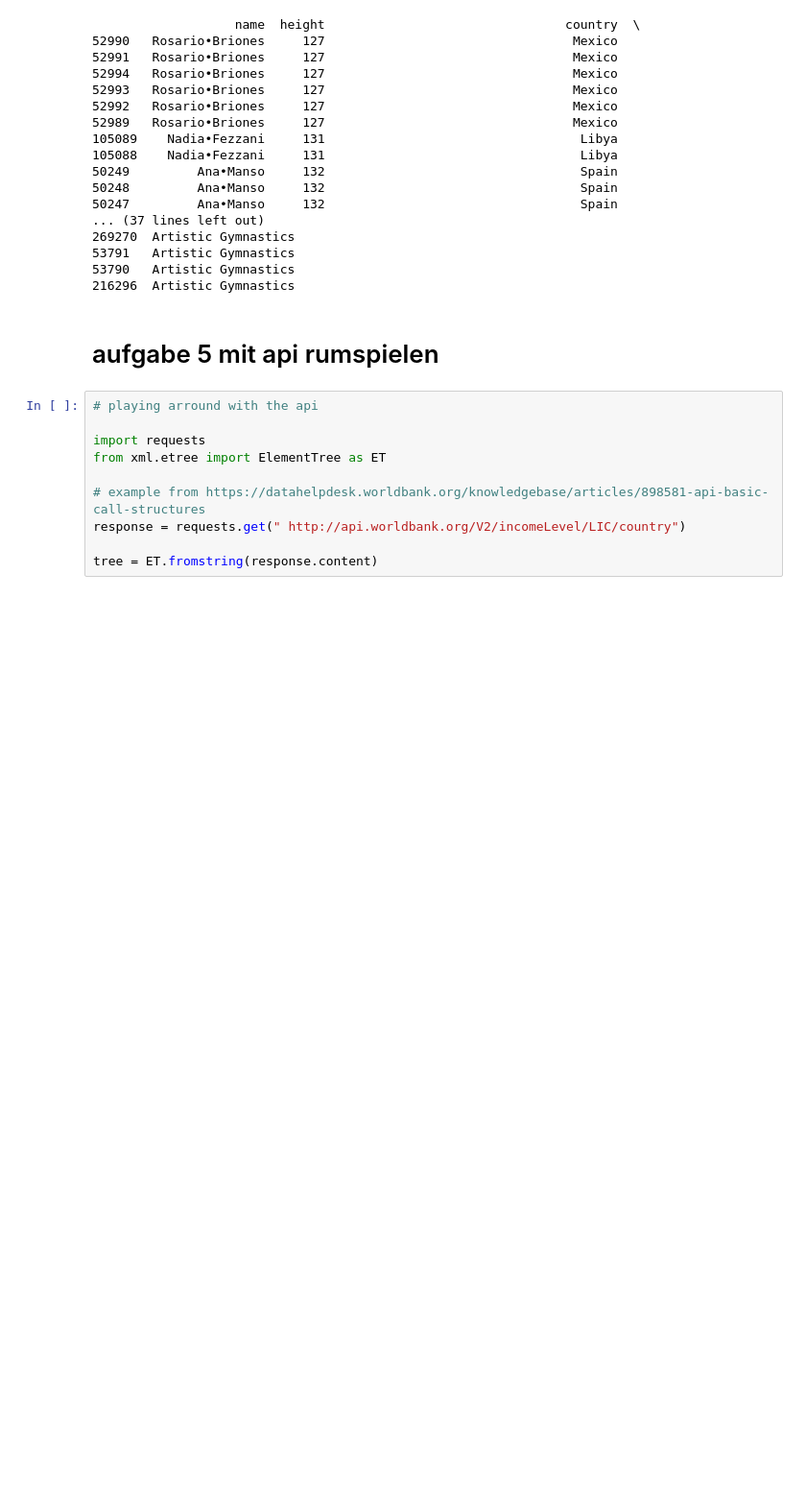
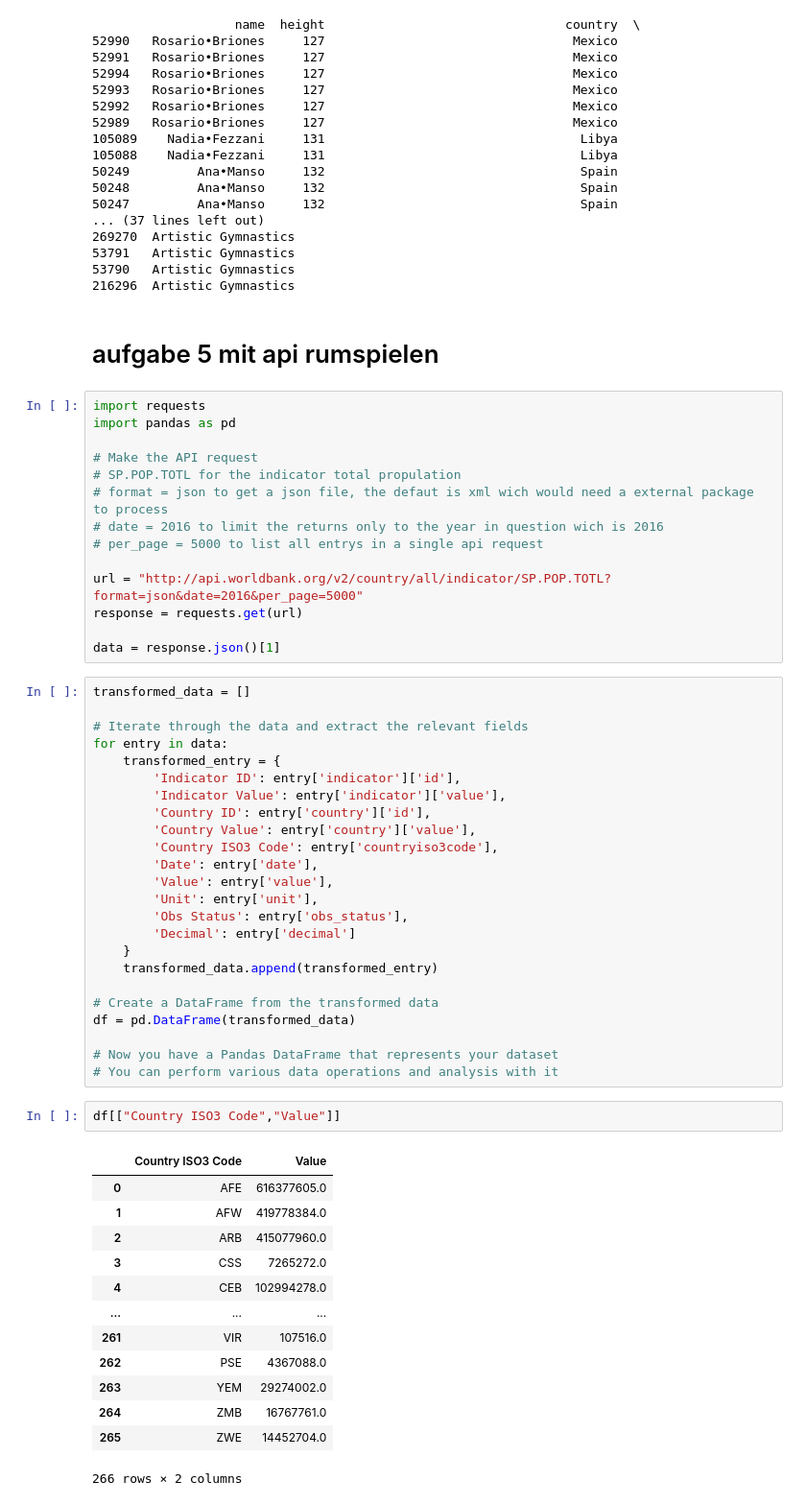
Before and after one commit to MartinDieCooleSocke420/1sem_tools_and_programming, a Jupyter notebook: assignment/exploringTheData.ipynb, the cells around one changed output. Shown at 96% size. Saved outputs shown, nothing was run; the diff lists cells and outputs as text; blank space fills up the shorter version.

Commit message:
countrys and people from worldbankapi

```diff
--- a/assignment/exploringTheData.ipynb
+++ b/assignment/exploringTheData.ipynb
@@ -313,13 +313,57 @@ print(reduced.head(25))
 216296  Artistic Gymnastics
 # %% [markdown]
 # aufgabe 5 mit api rumspielen
-# %%
-# playing arround with the api
-
-import requests
-from xml.etree import ElementTree as ET
-
-# example from https://datahelpdesk.worldbank.org/knowledgebase/articles/898581-api-basic-call-structures
-response = requests.get(" http://api.worldbank.org/V2/incomeLevel/LIC/country")
-
-tree = ET.fromstring(response.content)
+# %%
+import requests
+import pandas as pd
+
+# Make the API request
+# SP.POP.TOTL for the indicator total propulation
+# format = json to get a json file, the defaut is xml wich would need a external package to process
+# date = 2016 to limit the returns only to the year in question wich is 2016
+# per_page = 5000 to list all entrys in a single api request
+
+url = "http://api.worldbank.org/v2/country/all/indicator/SP.POP.TOTL?format=json&date=2016&per_page=5000"
+response = requests.get(url)
+
+data = response.json()[1]
+# %%
+transformed_data = []
+
+# Iterate through the data and extract the relevant fields
+for entry in data:
+    transformed_entry = {
+        'Indicator ID': entry['indicator']['id'],
+        'Indicator Value': entry['indicator']['value'],
+        'Country ID': entry['country']['id'],
+        'Country Value': entry['country']['value'],
+        'Country ISO3 Code': entry['countryiso3code'],
+        'Date': entry['date'],
+        'Value': entry['value'],
+        'Unit': entry['unit'],
+        'Obs Status': entry['obs_status'],
+        'Decimal': entry['decimal']
+    }
+    transformed_data.append(transformed_entry)
+
+# Create a DataFrame from the transformed data
+df = pd.DataFrame(transformed_data)
+
+# Now you have a Pandas DataFrame that represents your dataset
+# You can perform various data operations and analysis with it
+# %%
+df[["Country ISO3 Code","Value"]]
+# %% [output]
+|  | Country ISO3 Code | Value |
+| 0 | AFE | 616377605.0 |
+| 1 | AFW | 419778384.0 |
+| 2 | ARB | 415077960.0 |
+| 3 | CSS | 7265272.0 |
+| 4 | CEB | 102994278.0 |
+| ... | ... | ... |
+| 261 | VIR | 107516.0 |
+| 262 | PSE | 4367088.0 |
+| 263 | YEM | 29274002.0 |
+| 264 | ZMB | 16767761.0 |
+| 265 | ZWE | 14452704.0 |
+266 rows × 2 columns
```
